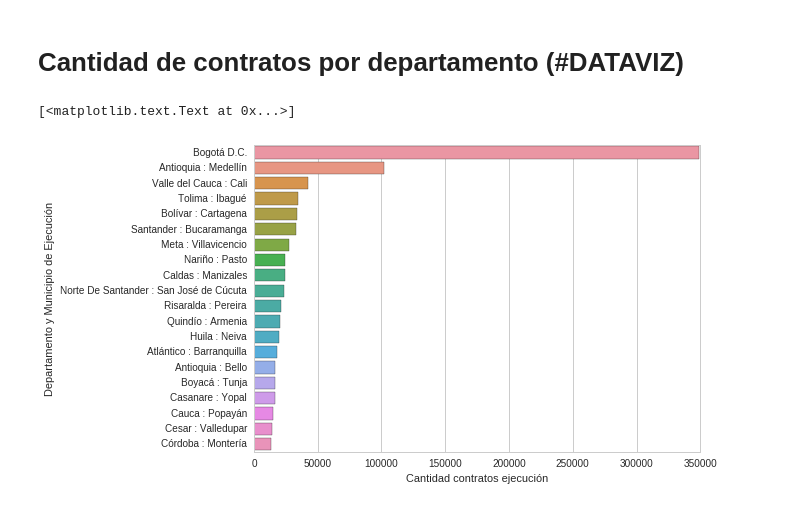
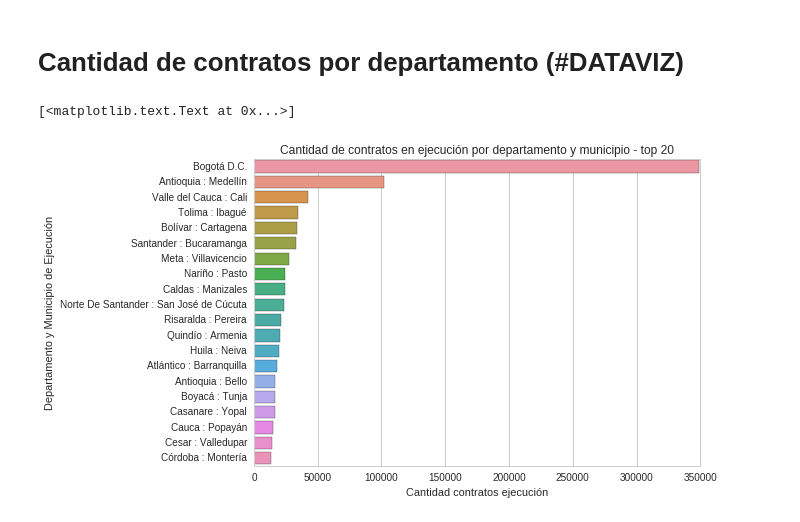
Before and after one commit to jasam/contract_analysis, a Jupyter notebook: contract_analysis.ipynb, the cells around one changed output. Saved outputs shown, nothing was run; the diff lists cells and outputs as text; code cells hidden in the pictures.

```diff
--- a/contract_analysis.ipynb
+++ b/contract_analysis.ipynb
@@ -206,9 +206,9 @@ con_dep_top_20 = df_pandas.sort_values(by='count', ascending=0).head(20)
 # %%
 import seaborn as sns
 sns.set(style="whitegrid", color_codes=True)
+sns.plt.title('Cantidad de contratos en ejecución por departamento y municipio - top 20')
 plot = sns.barplot(x="count", y="Departamento y Municipio de Ejecución", data=con_dep_top_20)
-#plot.title('Cantidad de contratos en ejecución por departamento y municipio - top 20')
 plot.set(xlabel='Cantidad contratos ejecución')
 # %% [output]
 [<matplotlib.text.Text at 0x...>]
-[figure, old version]
+[figure, new version]
```
Also changed, not shown: parts of 2 cells of this notebook.
